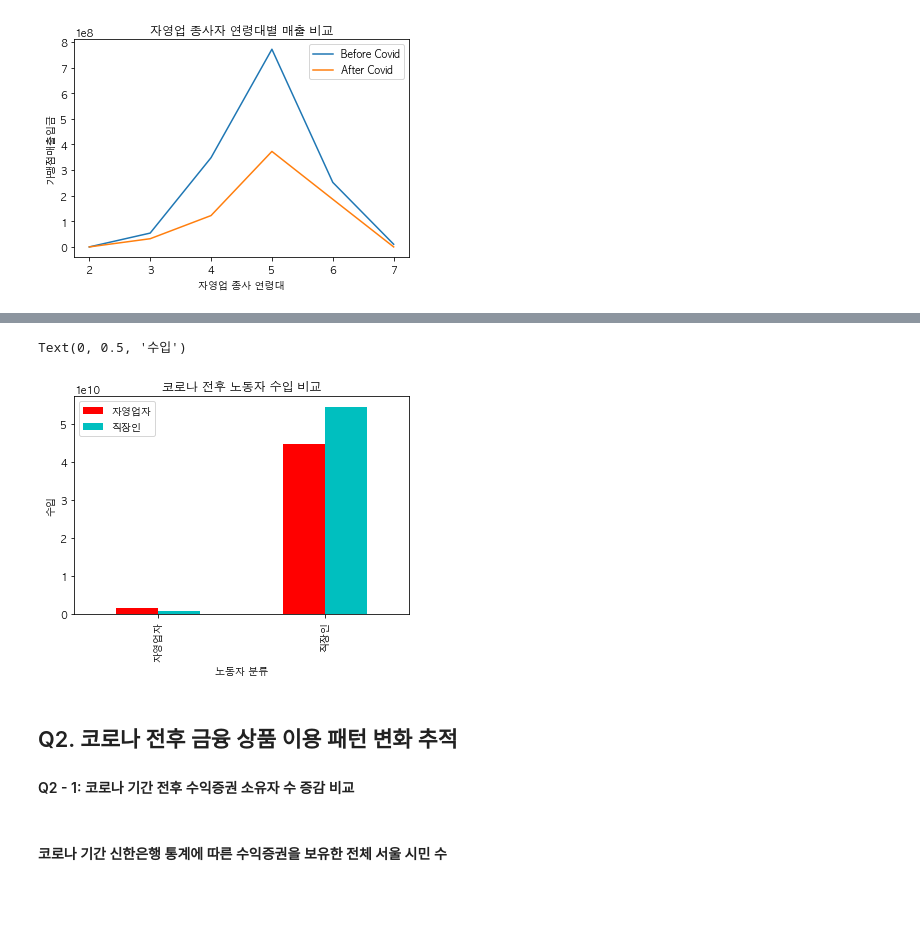
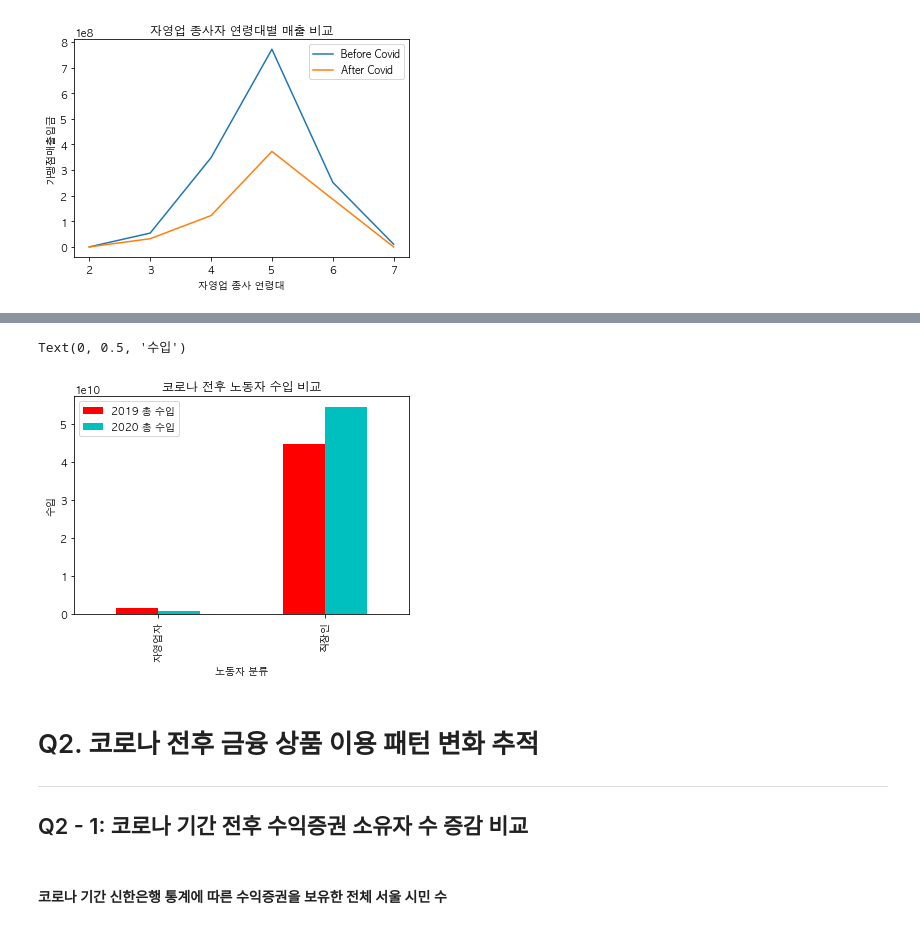
Before and after one commit to RyanKor/financial-data-competition-2021, a Jupyter notebook: Financial Data Competition 2021.ipynb, the cells around one changed output, grey strips where cells are left out. Cells and saved outputs as stored; diff of their text form; code cells hidden in the pictures; blank space fills up the shorter version.

```diff
--- a/Financial Data Competition 2021.ipynb
+++ b/Financial Data Competition 2021.ipynb
@@ -285,39 +293,41 @@ Q1-1과 Q1-2에서 분석한 내용을 종합하면, 종사하는 업종에 따
 # 자영업자 전체 vs 직장인 임금 격차 비교
 
 before_covid_sales_total = shinhan_bank[(shinhan_bank["기준년월"]>=201903)
                                 &(shinhan_bank["기준년월"]<202003)&
                                   (shinhan_bank["직장인여부"]==0)]["가맹점매출입금"].sum()
 after_covid_sales_total = shinhan_bank[(shinhan_bank["기준년월"]>201909)
                                 &(shinhan_bank["기준년월"]<202103)&
                                   (shinhan_bank["직장인여부"]==0)]["가맹점매출입금"].sum()
 
 before_covid_income_total = shinhan_bank[(shinhan_bank["기준년월"]>=201903)
                                 &(shinhan_bank["기준년월"]<202003)&
                                   (shinhan_bank["직장인여부"]==1)]["급여입금"].sum()
 after_covid_income_total = shinhan_bank[(shinhan_bank["기준년월"]>201909)
                                 &(shinhan_bank["기준년월"]<202103)&
                                   (shinhan_bank["직장인여부"]==1)]["급여입금"].sum()
 
 # 전체 매출 확인 값
 # before_covid_sales_total, after_covid_sales_total, before_covid_income_total, after_covid_income_total
 
 
 # 소득 격차 시각화
 sales = [before_covid_sales_total,before_covid_income_total]
 salary = [after_covid_sales_total,after_covid_income_total]
 
 df_bar = pd.DataFrame({"자영업자":sales, "직장인":salary}, index=["자영업자", "직장인"])
 
 bar_chart = df_bar.plot.bar(color=["r","c"], title="코로나 전후 노동자 수입 비교")
+bar_chart.legend(["2019 총 수입","2020 총 수입"])
 bar_chart.set_xlabel("노동자 분류")
-bar_chart.set_ylabel("수입")
+bar_chart.set_ylabel("수입") # 단위 : 100억
 # %% [output]
 Text(0, 0.5, '수입')
-[figure, old version]
+[figure, new version]
 # %% [markdown]
-## Q2. 코로나 전후 금융 상품 이용 패턴 변화 추적
+# Q2. 코로나 전후 금융 상품 이용 패턴 변화 추적
+---
 
-#### Q2 - 1: 코로나 기간 전후 수익증권 소유자 수 증감 비교
+## Q2 - 1: 코로나 기간 전후 수익증권 소유자 수 증감 비교
 # %% [markdown]
 #### 코로나 기간 신한은행 통계에 따른 수익증권을 보유한 전체 서울 시민 수
 # %%
```
Also changed, not shown: parts of 13 cells of this notebook.
